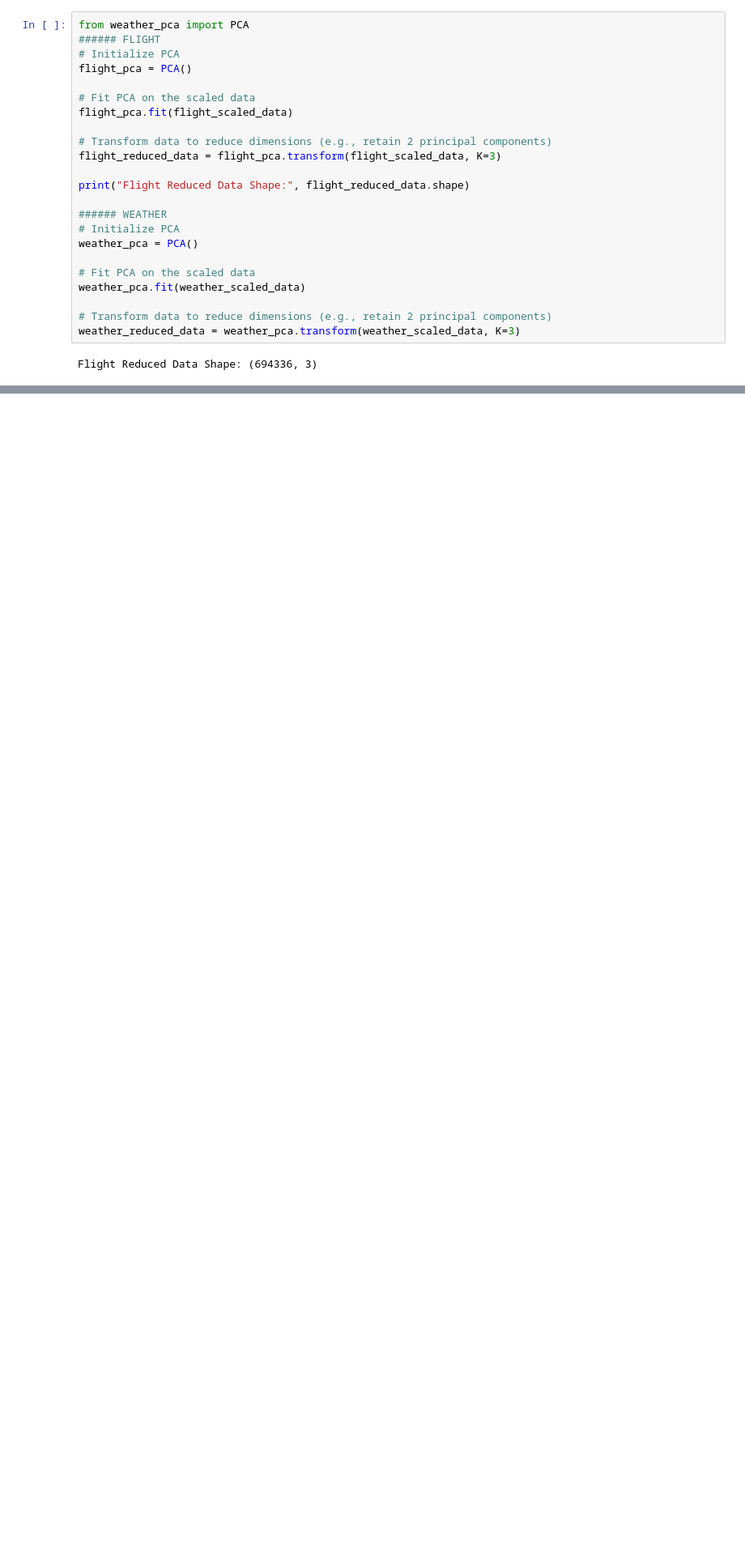
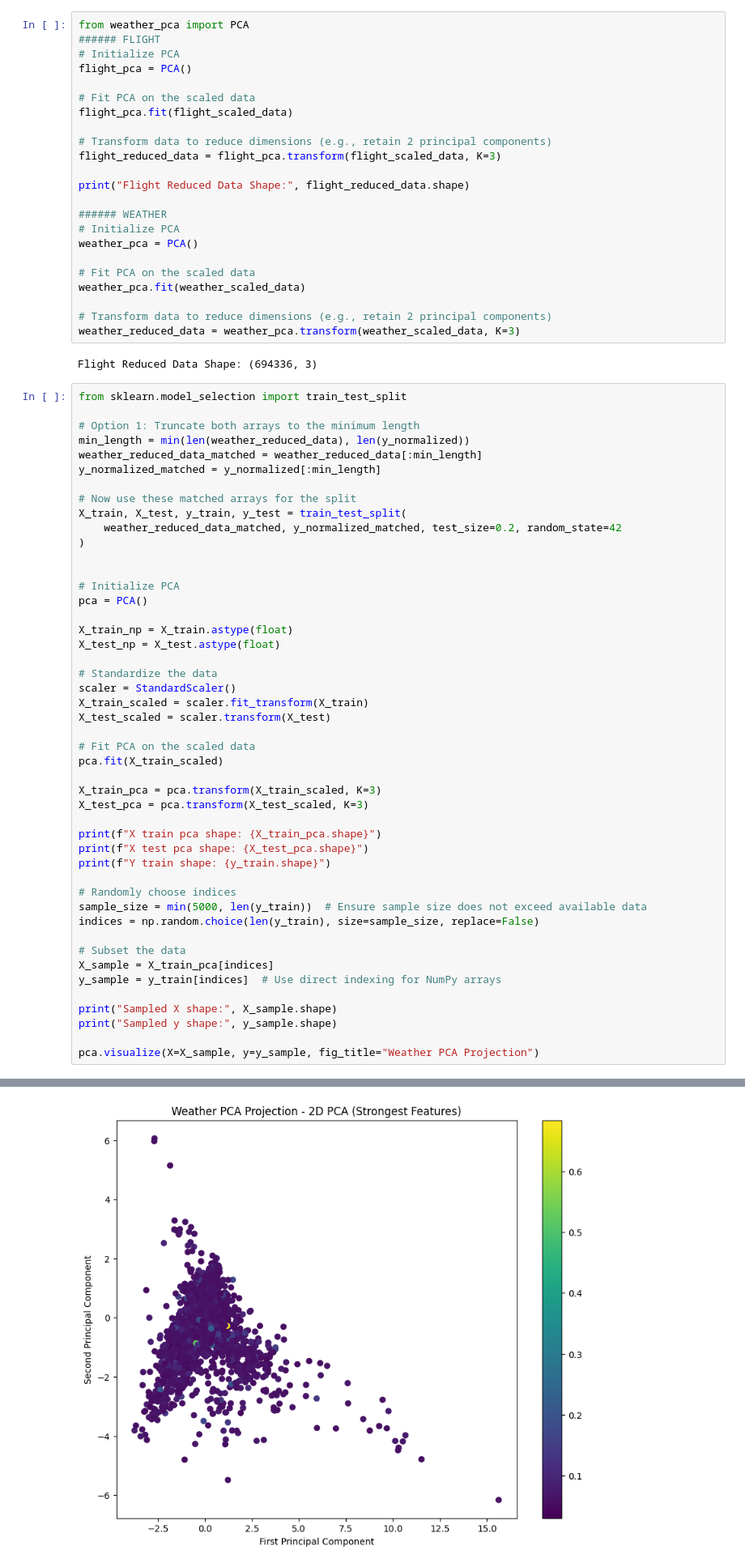
Before and after one commit to snaseem8/airline_delay_prediction, a Jupyter notebook: WeatherDataProcessing.ipynb, the cells around one changed output, grey strips where cells are left out. Shown at 81% size. Drawn from its saved outputs; the diff is of its cells as text; blank space fills up the shorter version.

```diff
--- a/WeatherDataProcessing.ipynb
+++ b/WeatherDataProcessing.ipynb
@@ -109,3 +109,51 @@ weather_pca.fit(weather_scaled_data)
 weather_reduced_data = weather_pca.transform(weather_scaled_data, K=3)
 # %% [output]
 Flight Reduced Data Shape: (694336, 3)
+# %%
+from sklearn.model_selection import train_test_split
+
+# Option 1: Truncate both arrays to the minimum length
+min_length = min(len(weather_reduced_data), len(y_normalized))
+weather_reduced_data_matched = weather_reduced_data[:min_length]
+y_normalized_matched = y_normalized[:min_length]
+
+# Now use these matched arrays for the split
+X_train, X_test, y_train, y_test = train_test_split(
+    weather_reduced_data_matched, y_normalized_matched, test_size=0.2, random_state=42
+)
+
+
+# Initialize PCA
+pca = PCA()
+
+X_train_np = X_train.astype(float)
+X_test_np = X_test.astype(float)
+
+# Standardize the data
+scaler = StandardScaler()
+X_train_scaled = scaler.fit_transform(X_train)
+X_test_scaled = scaler.transform(X_test)
+
+# Fit PCA on the scaled data
+pca.fit(X_train_scaled)
+
+X_train_pca = pca.transform(X_train_scaled, K=3)
+X_test_pca = pca.transform(X_test_scaled, K=3)
+
+print(f"X train pca shape: {X_train_pca.shape}")
+print(f"X test pca shape: {X_test_pca.shape}")
+print(f"Y train shape: {y_train.shape}")
+
+# Randomly choose indices
+sample_size = min(5000, len(y_train))  # Ensure sample size does not exceed available data
+indices = np.random.choice(len(y_train), size=sample_size, replace=False)
+
+# Subset the data
+X_sample = X_train_pca[indices]
+y_sample = y_train[indices]  # Use direct indexing for NumPy arrays
+
+print("Sampled X shape:", X_sample.shape)
+print("Sampled y shape:", y_sample.shape)
+
+pca.visualize(X=X_sample, y=y_sample, fig_title="Weather PCA Projection")
+# %% [output]
@@ -111,0 +165 @@ Flight Reduced Data Shape: (694336, 3)
+[figure, added]
```
Also changed, not shown: parts of 3 cells of this notebook.
